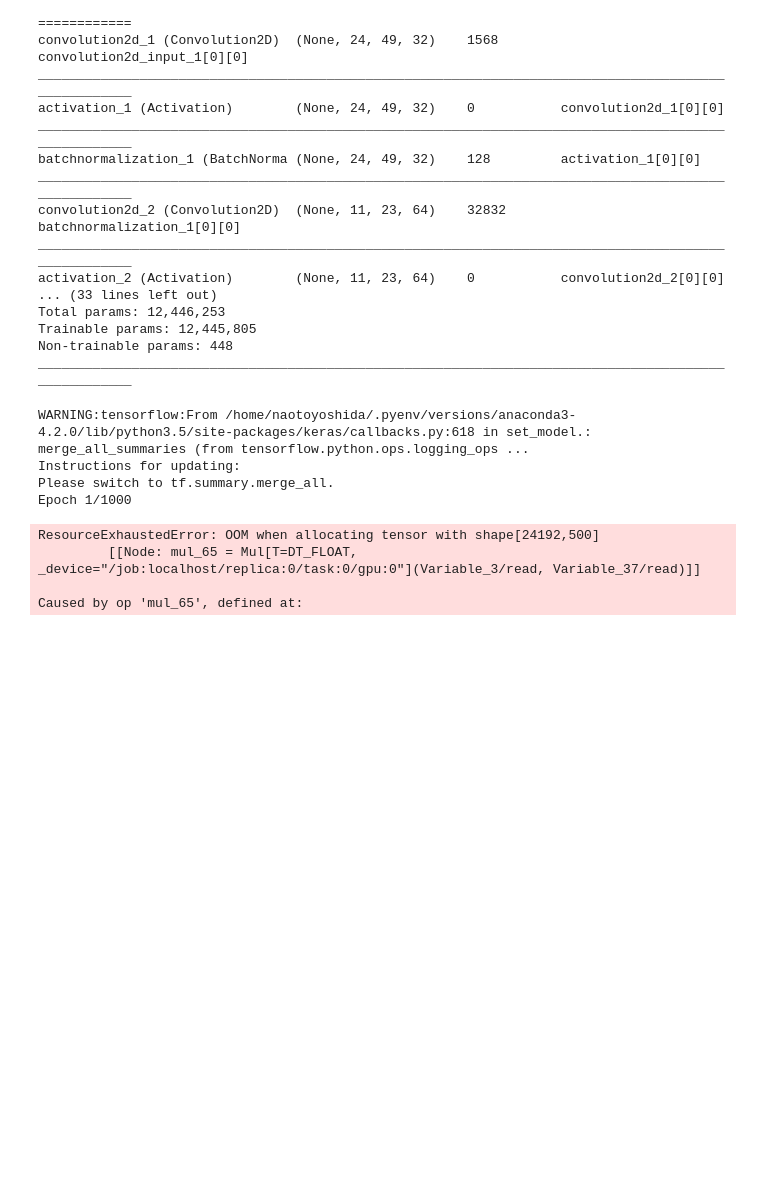
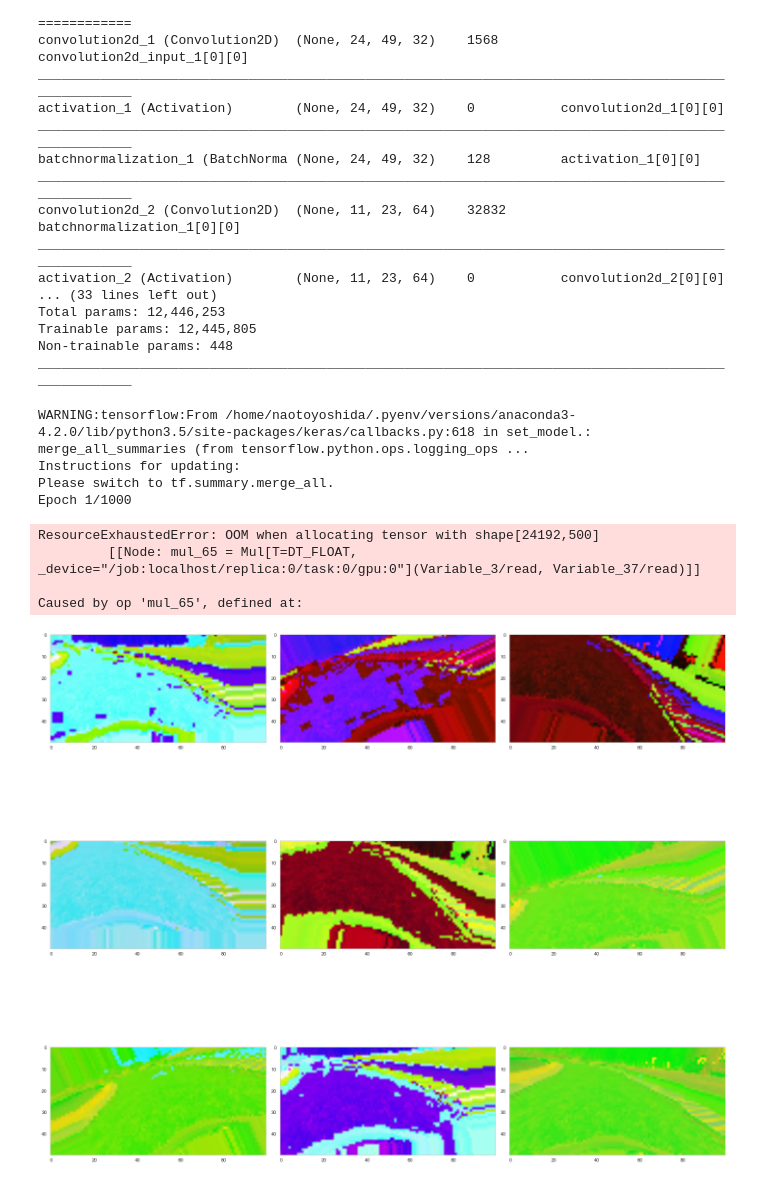
Before and after one commit to ugo-nama-kun/Self-Driving-Car-Behavior-Cloning, a Jupyter notebook: train_dnn_keras.ipynb, the cells around one changed output. Drawn from its saved outputs; the diff is of its cells as text; code cells hidden in the pictures; blank space fills up the shorter version.

```diff
--- a/train_dnn_keras.ipynb
+++ b/train_dnn_keras.ipynb
@@ -278,3 +278,39 @@ ResourceExhaustedError: OOM when allocating tensor with shape[24192,500]
          [[Node: mul_65 = Mul[T=DT_FLOAT, _device="/job:localhost/replica:0/task:0/gpu:0"](Variable_3/read, Variable_37/read)]]
 
 Caused by op 'mul_65', defined at:
+# %%
+import matplotlib.pyplot as plt
+import matplotlib.gridspec as gridspec
+from keras.preprocessing.image import ImageDataGenerator, array_to_img, img_to_array, load_img
+
+IMAGE_FILE = "./examples/center_2017_02_06_20_53_49_992.jpg"
+IMG_SIZE = [50, 100]
+
+def get_formatted_image():
+    img = color.rgb2yuv(io.imread(IMAGE_FILE)[50:,:,:])
+    #img = io.imread(IMAGE_FILE)[50:,:,:]
+    return np.array([transform.resize(image=img, output_shape=IMG_SIZE)])
+
+datagen = ImageDataGenerator(
+    rotation_range=30.,
+    width_shift_range=0.2,
+    height_shift_range=0.2,
+    channel_shift_range=0.1)
+
+N = 12
+#plt.subplot(N, 1, 1)
+#plt.imshow(io.imread(IMAGE_FILE)[50:,:,:])
+
+img = get_formatted_image()
+plt.figure(figsize=(20, 20))
+#plt.subplot(N, 1, 2)
+#plt.imshow(img[0])
+
+g = datagen.flow(img, batch_size=10)
+for i in range(9):
+    im = g.next()
+    plt.subplot(3, 3, i+1)
+    plt.imshow(im[0])
+plt.tight_layout()
+# %% [output]
+[figure, added]
```
